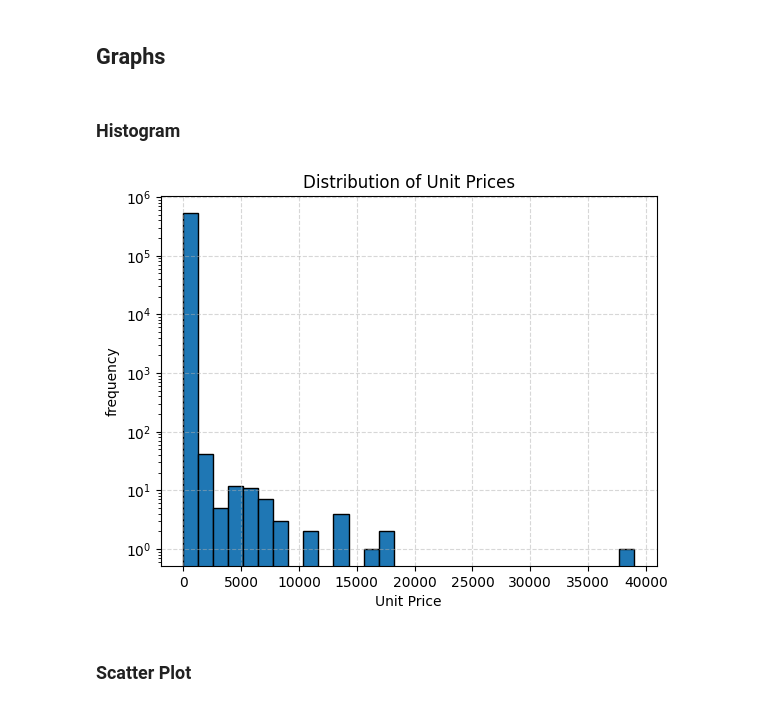
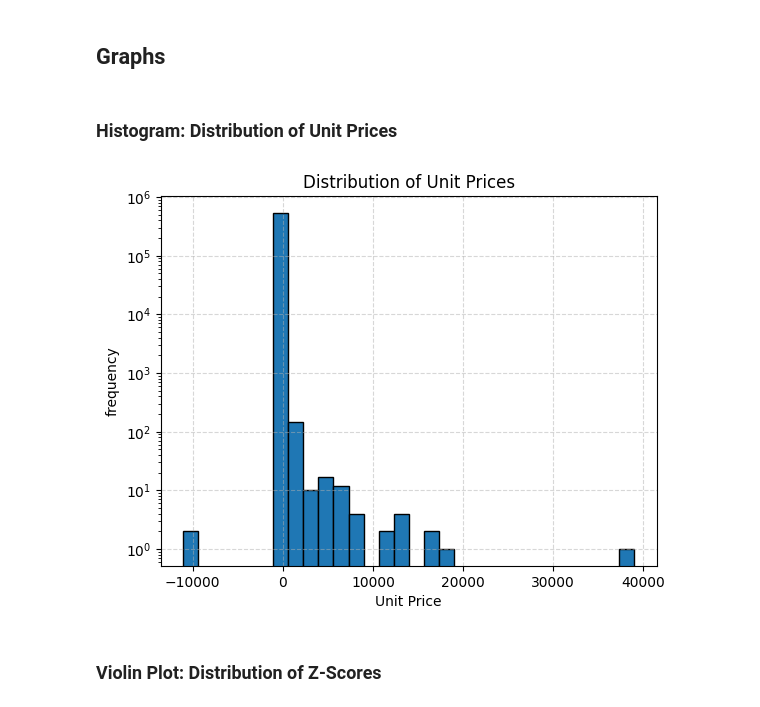
Before and after one commit to Pogo-S/Financial_Data_Project, a Jupyter notebook: scripts/eda.ipynb, the cells around one changed output. Cells and saved outputs as stored; diff of their text form; code cells hidden in the pictures.

```diff
--- a/scripts/eda.ipynb
+++ b/scripts/eda.ipynb
@@ -364,19 +362,18 @@ Outliers detected: 360 rows
 # %% [markdown]
 ## Graphs
 # %% [markdown]
-### Histogram
+### Histogram: Distribution of Unit Prices
 # %%
 # Histogram to visualize distribution of UnitPriceyes
-valid_prices = df[df["UnitPrice"] > 0]["UnitPrice"]
 
-plt.hist(valid_prices , bins = 30, edgecolor='Black')
+plt.hist(df["UnitPrice"] , bins = 30, edgecolor='Black')
 plt.grid(True, linestyle='--', alpha=0.5)
 plt.yscale('log')
 plt.title('Distribution of Unit Prices')
 plt.xlabel('Unit Price')
 plt.ylabel('frequency')
 plt.show()
 # %% [output]
-[figure, old version]
+[figure, new version]
 # %% [markdown]
-### Scatter Plot
+### Violin Plot: Distribution of Z-Scores
```
Also changed, not shown: parts of 18 cells of this notebook, 2 other files.
